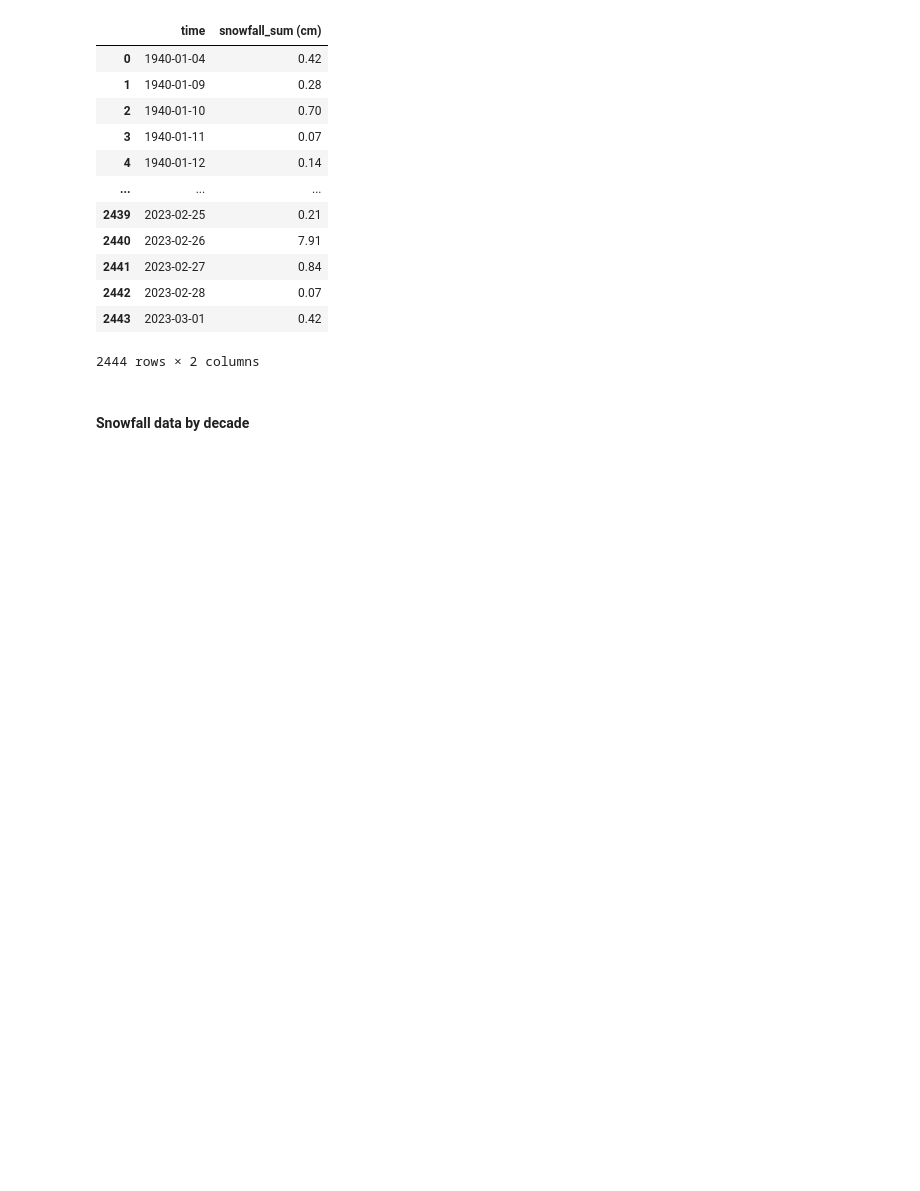
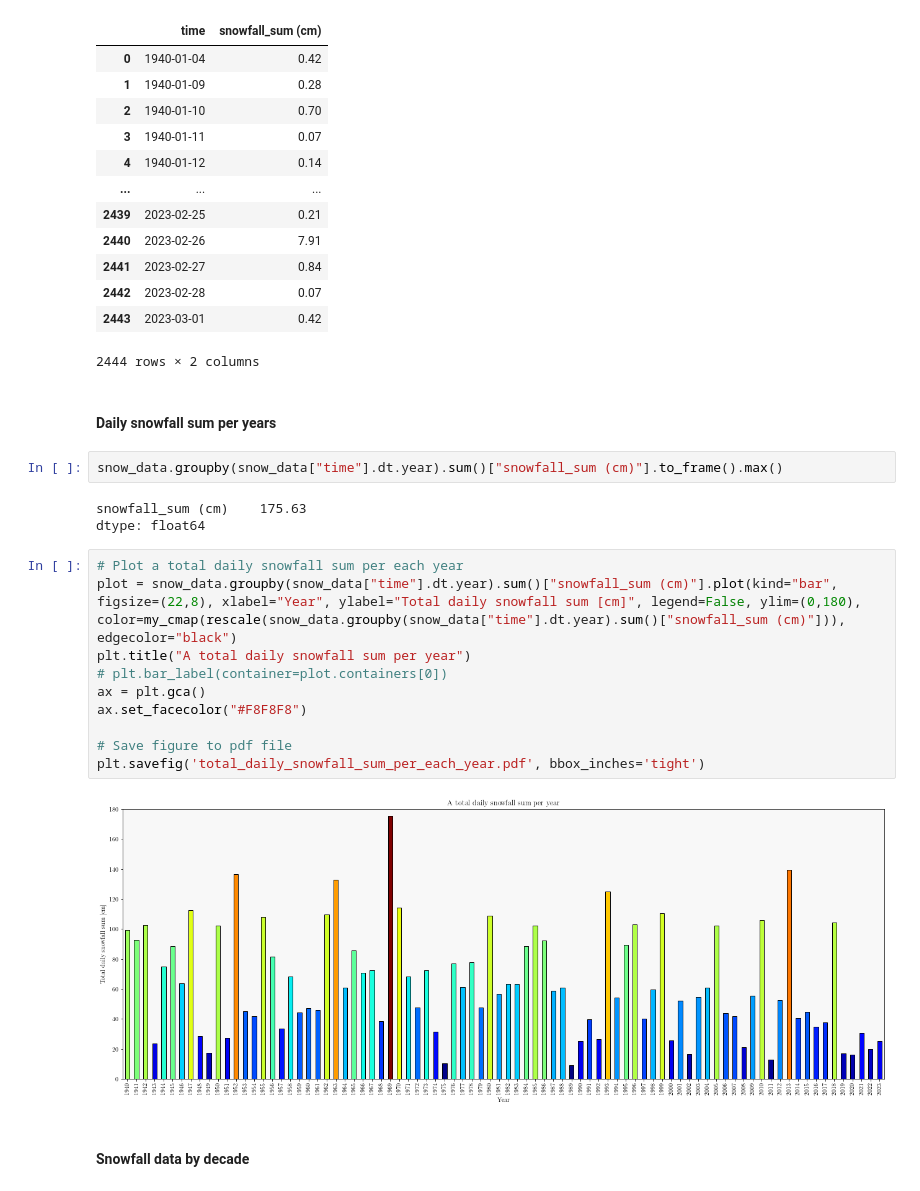
Before and after one commit to cimbaIG/Weather_data_Zagreb, a Jupyter notebook: weather_data_zagreb.ipynb, the cells around one changed output. Saved outputs shown, nothing was run; the diff lists cells and outputs as text; blank space fills up the shorter version.

Commit message:
Plot total daily snowfall sum per year

```diff
--- a/weather_data_zagreb.ipynb
+++ b/weather_data_zagreb.ipynb
@@ -1741,6 +1741,25 @@ snow_data
 | 2442 | 2023-02-28 | 0.07 |
 | 2443 | 2023-03-01 | 0.42 |
 2444 rows × 2 columns
+# %% [markdown]
+#### Daily snowfall sum per years
+# %%
+snow_data.groupby(snow_data["time"].dt.year).sum()["snowfall_sum (cm)"].to_frame().max()
+# %% [output]
+snowfall_sum (cm)    175.63
+dtype: float64
+# %%
+# Plot a total daily snowfall sum per each year
+plot = snow_data.groupby(snow_data["time"].dt.year).sum()["snowfall_sum (cm)"].plot(kind="bar", figsize=(22,8), xlabel="Year", ylabel="Total daily snowfall sum [cm]", legend=False, ylim=(0,180), color=my_cmap(rescale(snow_data.groupby(snow_data["time"].dt.year).sum()["snowfall_sum (cm)"])), edgecolor="black")
+plt.title("A total daily snowfall sum per year")
+# plt.bar_label(container=plot.containers[0])
+ax = plt.gca()
+ax.set_facecolor("#F8F8F8")
+
+# Save figure to pdf file
+plt.savefig('total_daily_snowfall_sum_per_each_year.pdf', bbox_inches='tight')
+# %% [output]
+[figure, added]
 # %% [markdown]
 #### Snowfall data by decade
 # %%
```
Also changed, not shown: parts of 5 cells of this notebook, 32 other files.
